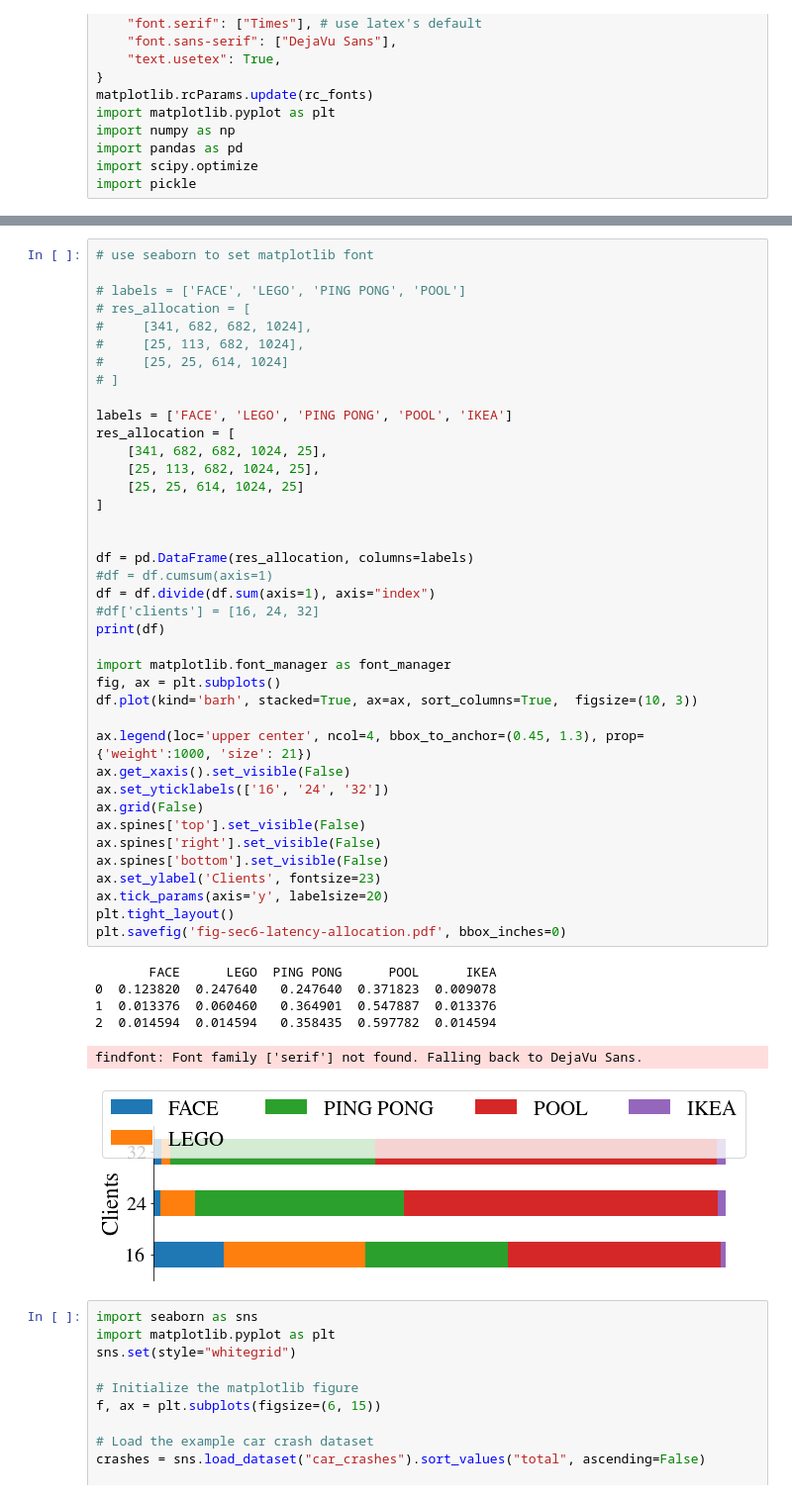
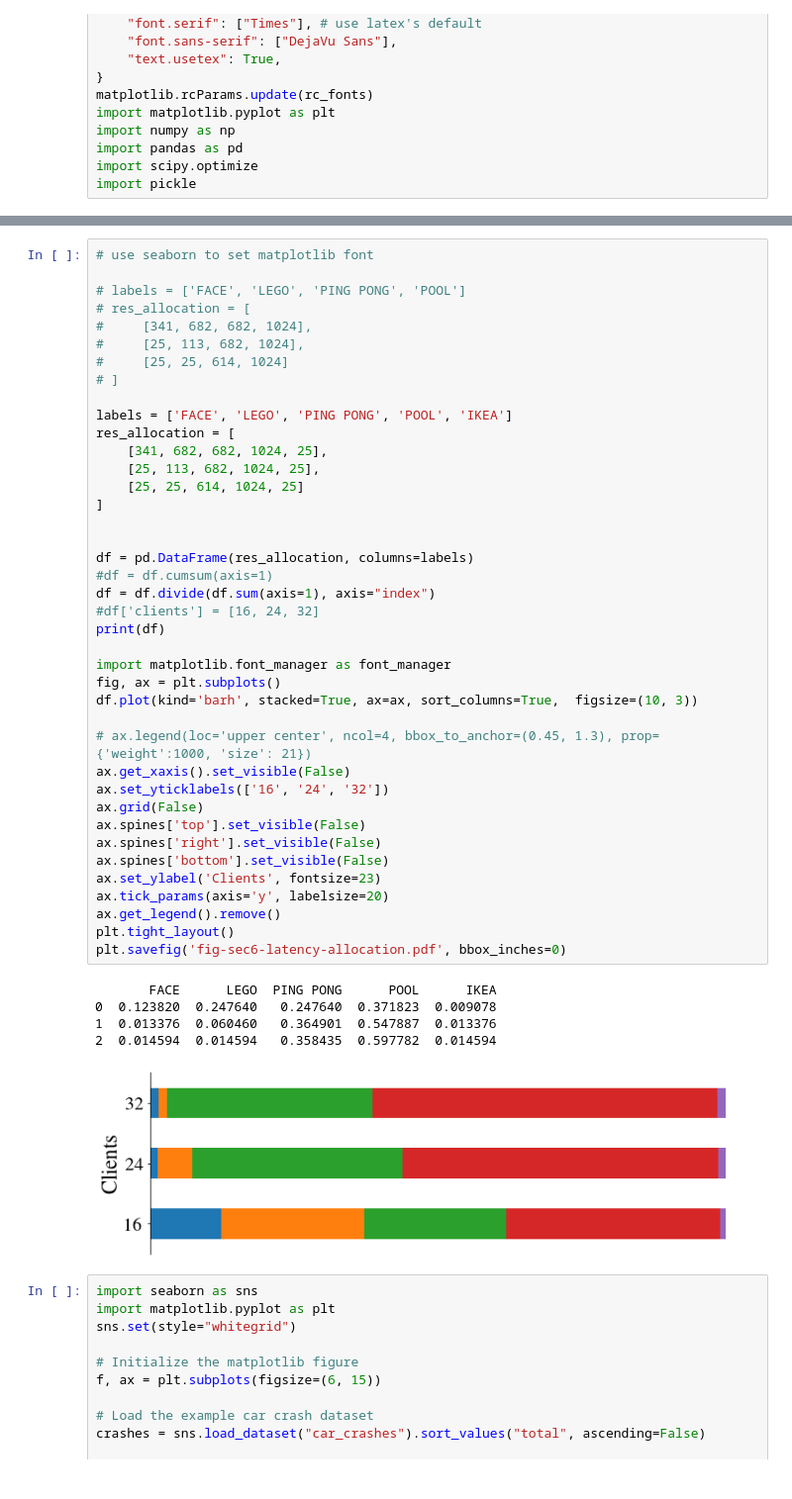
Before and after one commit to cmusatyalab/sec19-scalable-edge-native-applications, a Jupyter notebook: visualization/sec6-inst-latency-plot.ipynb, the cells around one changed output, grey strips where cells are left out. Shown at 99% size. Saved outputs shown, nothing was run; the diff lists cells and outputs as text.

```diff
--- a/visualization/sec6-inst-latency-plot.ipynb
+++ b/visualization/sec6-inst-latency-plot.ipynb
@@ -101,36 +101,36 @@ res_allocation = [
     [25, 113, 682, 1024, 25],
     [25, 25, 614, 1024, 25]
 ]
 
 
 df = pd.DataFrame(res_allocation, columns=labels)
 #df = df.cumsum(axis=1)
 df = df.divide(df.sum(axis=1), axis="index")
 #df['clients'] = [16, 24, 32]
 print(df)
 
 import matplotlib.font_manager as font_manager
 fig, ax = plt.subplots()
 df.plot(kind='barh', stacked=True, ax=ax, sort_columns=True,  figsize=(10, 3))
 
-ax.legend(loc='upper center', ncol=4, bbox_to_anchor=(0.45, 1.3), prop={'weight':1000, 'size': 21})
+# ax.legend(loc='upper center', ncol=4, bbox_to_anchor=(0.45, 1.3), prop={'weight':1000, 'size': 21})
 ax.get_xaxis().set_visible(False)
 ax.set_yticklabels(['16', '24', '32'])
 ax.grid(False)
 ax.spines['top'].set_visible(False)
 ax.spines['right'].set_visible(False)
 ax.spines['bottom'].set_visible(False)
 ax.set_ylabel('Clients', fontsize=23)
 ax.tick_params(axis='y', labelsize=20)
+ax.get_legend().remove()
 plt.tight_layout()
 plt.savefig('fig-sec6-latency-allocation.pdf', bbox_inches=0)
 # %% [output]
        FACE      LEGO  PING PONG      POOL      IKEA
 0  0.123820  0.247640   0.247640  0.371823  0.009078
 1  0.013376  0.060460   0.364901  0.547887  0.013376
 2  0.014594  0.014594   0.358435  0.597782  0.014594
-findfont: Font family ['serif'] not found. Falling back to DejaVu Sans.
-[figure, old version]
+[figure, new version]
 # %%
 import seaborn as sns
 import matplotlib.pyplot as plt
```
Also changed, not shown: parts of 1 cell of this notebook, 17 other files.
